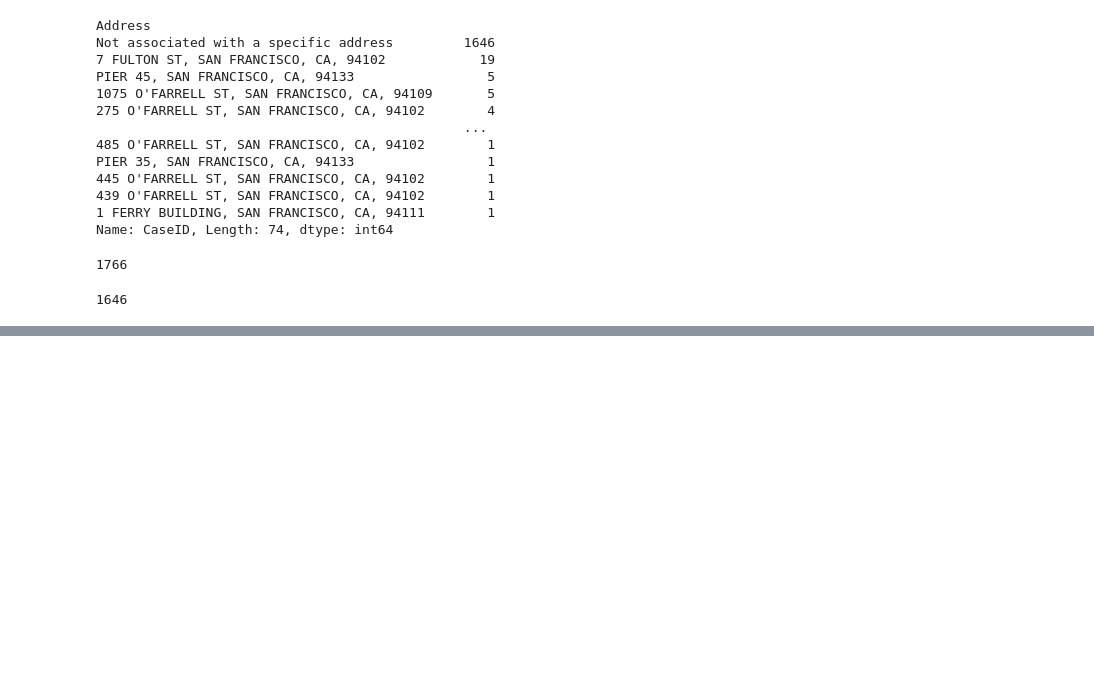
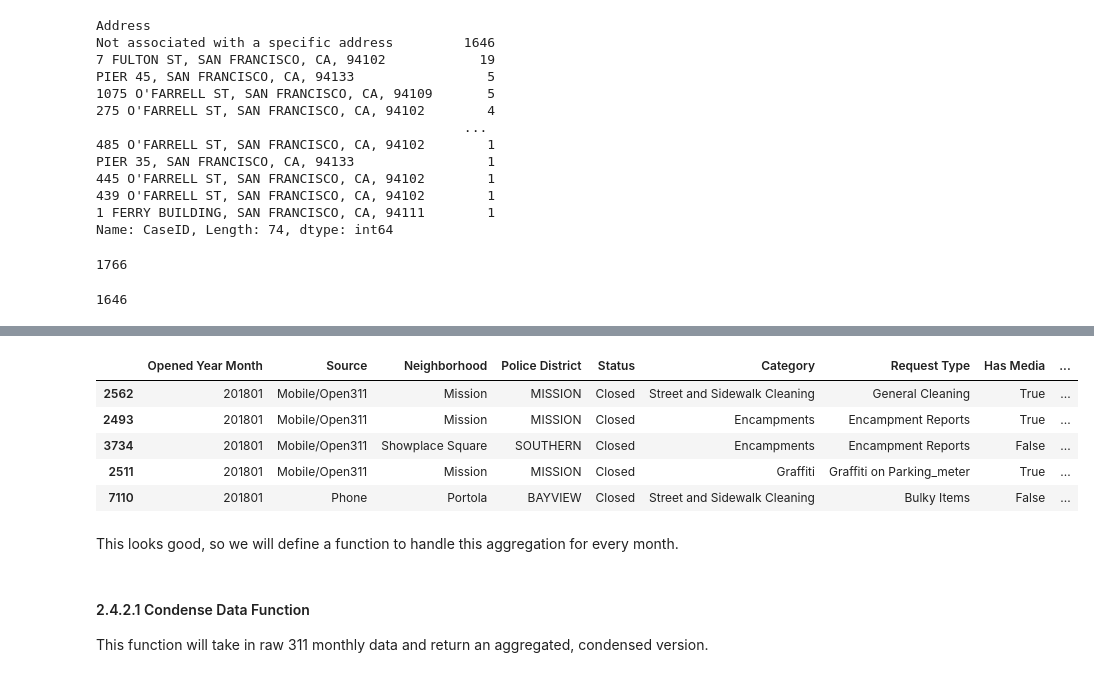
Before and after one commit to fontainelam/SF-PoliceIncidents-311-Housing, a Jupyter notebook: Wrangling_SF_311_data.ipynb, the cells around one changed output, grey strips where cells are left out. Saved outputs shown, nothing was run; the diff lists cells and outputs as text; code cells hidden in the pictures; blank space fills up the shorter version.

```diff
--- a/Wrangling_SF_311_data.ipynb
+++ b/Wrangling_SF_311_data.ipynb
@@ -190,0 +441,3 @@ memory usage: 5.6+ MB
+# %%
+# Roll up Category values
+Jan2018_data['Category'] = Jan2018_data['Category'].apply(lambda x : re.sub(r"General Request.*", "General Request", x))
@@ -190,0 +449,6 @@ memory usage: 5.6+ MB
+# %%
+# Roll up Request Type values
+request_type_rollups = ['Construction Zone','Building','Streetlight','Sign']
+for request_type in request_type_rollups:
+    repl = r''+request_type+".*"
+    Jan2018_data['Request Type'] = Jan2018_data['Request Type'].apply(lambda x : re.sub(repl, request_type, x))
@@ -190,0 +463,9 @@ memory usage: 5.6+ MB
+# %%
+# Create year-month
+Jan2018_data['Opened Year Month'] = Jan2018_data['Opened'].dt.strftime('%Y%m')
+# %%
+# aggregated data
+cols_to_groupby = ['Opened Year Month','Source','Neighborhood','Police District','Status','Category','Request Type','Has Media']
+agg_Jan2018_data = Jan2018_data.groupby(cols_to_groupby).agg({'CaseID': 'count'})
+agg_Jan2018_data.columns = ['Case Count']
+agg_Jan2018_data = agg_Jan2018_data.reset_index()
@@ -190,0 +491,15 @@ memory usage: 5.6+ MB
+# %%
+agg_Jan2018_data.sort_values('Case Count',ascending=False).head()
+# %% [output]
+|  | Opened Year Month | Source | Neighborhood | Police District | Status | Category | Request Type | Has Media | ... |
+| 2562 | 201801 | Mobile/Open311 | Mission | MISSION | Closed | Street and Sidewalk Cleaning | General Cleaning | True | ... |
+| 2493 | 201801 | Mobile/Open311 | Mission | MISSION | Closed | Encampments | Encampment Reports | True | ... |
+| 3734 | 201801 | Mobile/Open311 | Showplace Square | SOUTHERN | Closed | Encampments | Encampment Reports | False | ... |
+| 2511 | 201801 | Mobile/Open311 | Mission | MISSION | Closed | Graffiti | Graffiti on Parking_meter | True | ... |
+| 7110 | 201801 | Phone | Portola | BAYVIEW | Closed | Street and Sidewalk Cleaning | Bulky Items | False | ... |
+# %% [markdown]
+This looks good, so we will define a function to handle this aggregation for every month.
+# %% [markdown]
+#### 2.4.2.1 Condense Data Function<a id='2.4.2.1_Condense_Data_Function'></a>
+
+This function will take in raw 311 monthly data and return an aggregated, condensed version.
```
Also changed, not shown: parts of 64 cells of this notebook, 2 other files.
